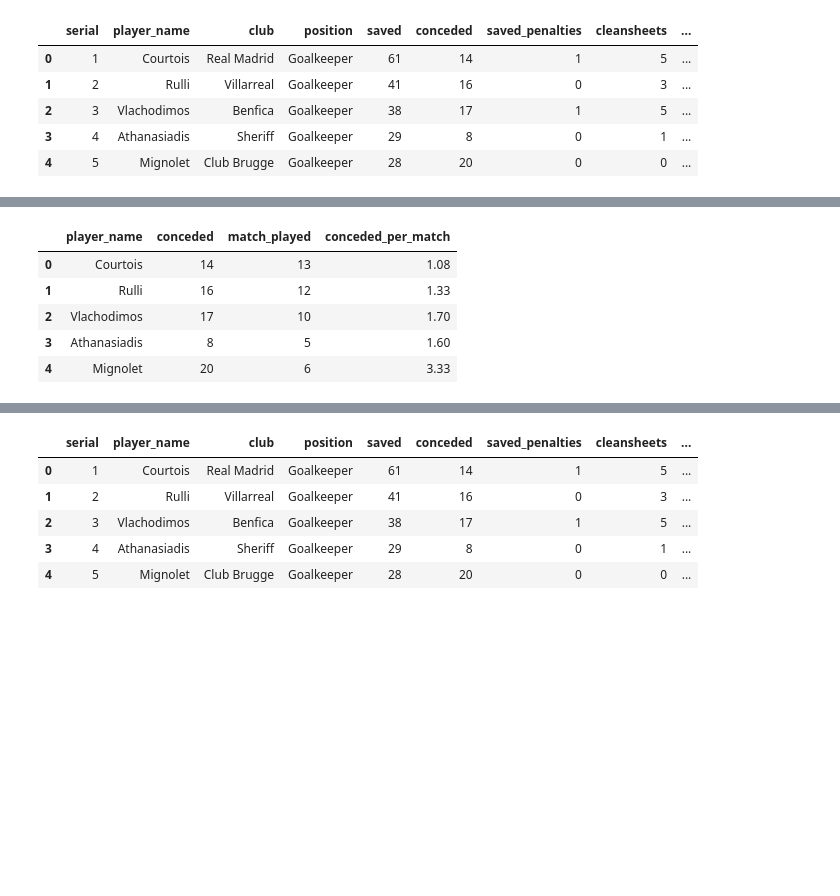
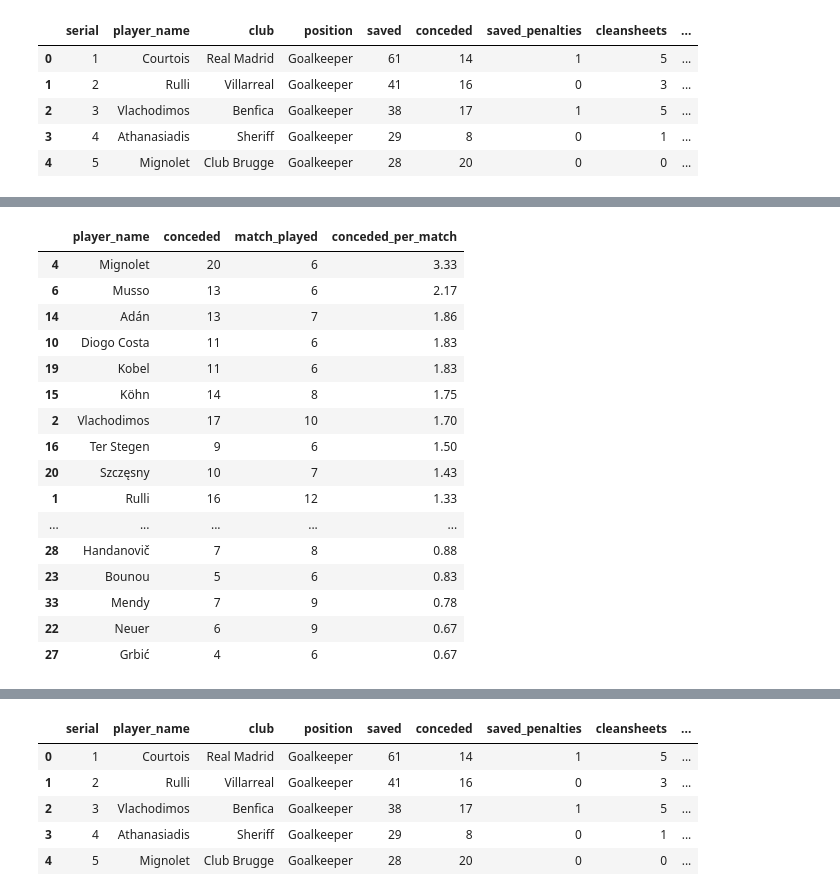
Before and after one commit to AsNott2000/Data-Analyisis-in-Football, a Jupyter notebook: UCL 21-22 analysis/best_goalkeepers.ipynb, the cells around one changed output, grey strips where cells are left out. Drawn from its saved outputs; the diff is of its cells as text; code cells hidden in the pictures; blank space fills up the shorter version.

```diff
--- a/UCL 21-22 analysis/best_goalkeepers.ipynb
+++ b/UCL 21-22 analysis/best_goalkeepers.ipynb
@@ -34,12 +47,29 @@ df_goalkeeper.loc[:,["player_name","saved","match_played", "saved_per_match"]].h
 # %%
 df_goalkeeper["conceded_per_match"] = round(df_goalkeeper.conceded / df_goalkeeper.match_played,2)
-df_goalkeeper.loc[:,["player_name","conceded","match_played", "conceded_per_match"]].head()
+conceded_per_match = df_goalkeeper.loc[:,["player_name","conceded","match_played", "conceded_per_match"]]
+
+filtered_df_conceded = conceded_per_match[conceded_per_match["match_played"] > 5]
+sorted_filtered_df_conceded = filtered_df_conceded.sort_values(by='conceded_per_match', ascending=False)
+sorted_filtered_df_conceded
+
+#"The ranking of goalkeepers' conceded per match who have played more than 5 matches"
 # %% [output]
 |  | player_name | conceded | match_played | conceded_per_match |
-| 0 | Courtois | 14 | 13 | 1.08 |
+| 4 | Mignolet | 20 | 6 | 3.33 |
+| 6 | Musso | 13 | 6 | 2.17 |
+| 14 | Adán | 13 | 7 | 1.86 |
+| 10 | Diogo Costa | 11 | 6 | 1.83 |
+| 19 | Kobel | 11 | 6 | 1.83 |
+| 15 | Köhn | 14 | 8 | 1.75 |
+| 2 | Vlachodimos | 17 | 10 | 1.70 |
+| 16 | Ter Stegen | 9 | 6 | 1.50 |
+| 20 | Szczęsny | 10 | 7 | 1.43 |
 | 1 | Rulli | 16 | 12 | 1.33 |
-| 2 | Vlachodimos | 17 | 10 | 1.70 |
-| 3 | Athanasiadis | 8 | 5 | 1.60 |
-| 4 | Mignolet | 20 | 6 | 3.33 |
+| ... | ... | ... | ... | ... |
+| 28 | Handanovič | 7 | 8 | 0.88 |
+| 23 | Bounou | 5 | 6 | 0.83 |
+| 33 | Mendy | 7 | 9 | 0.78 |
+| 22 | Neuer | 6 | 9 | 0.67 |
+| 27 | Grbić | 4 | 6 | 0.67 |
 # %%
 df_goalkeeper["punches_save_ratio(%)"] = round(df_goalkeeper.punches_made/ df_goalkeeper.saved * 100,2)
```
Also changed, not shown: parts of 4 cells of this notebook.
